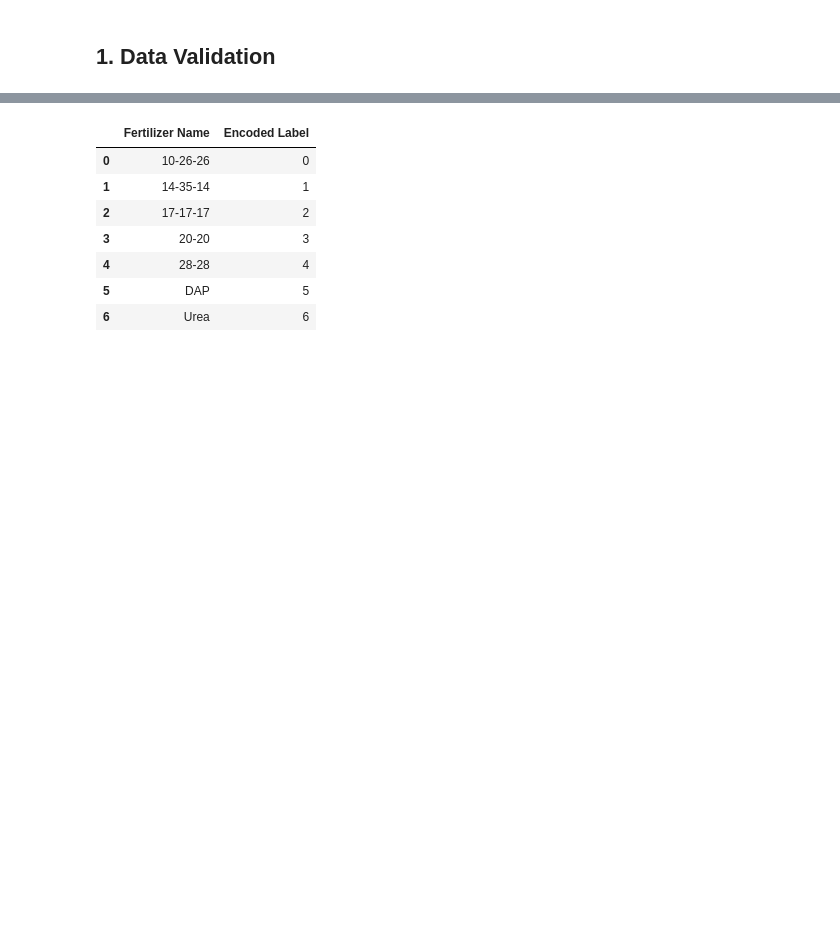
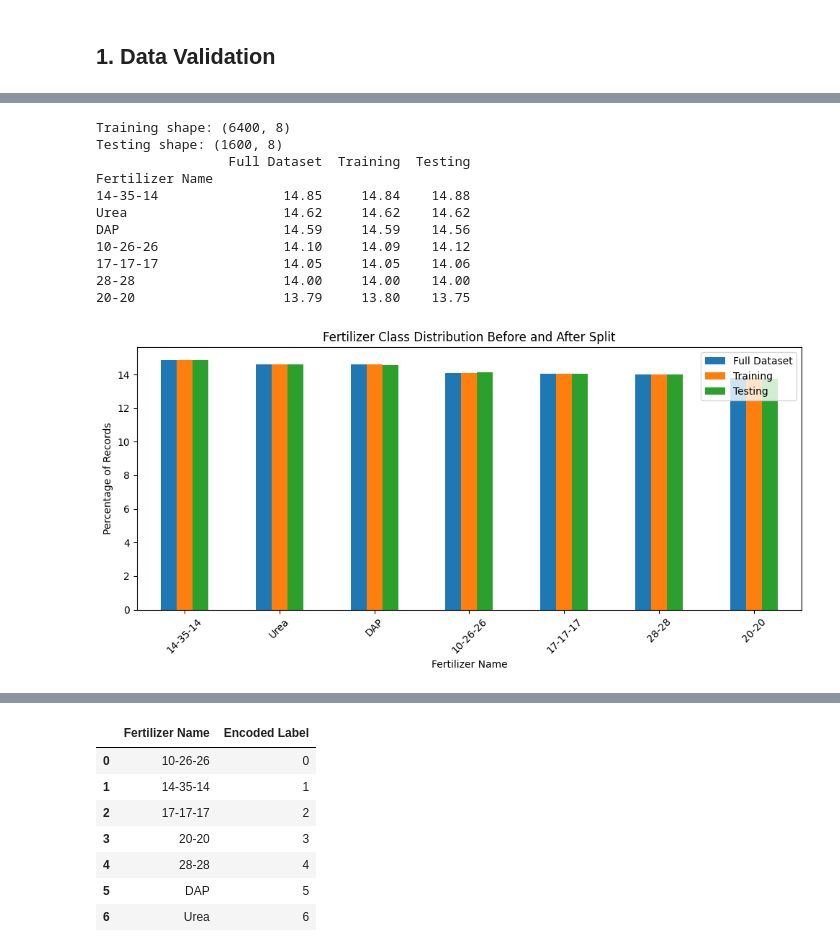
Before and after one commit to Kashmira-SK/crop-soil-fertilizer, a Jupyter notebook: group_pipeline.ipynb, the cells around one changed output, grey strips where cells are left out. Drawn from its saved outputs; the diff is of its cells as text; code cells hidden in the pictures; blank space fills up the shorter version.

```diff
--- a/group_pipeline.ipynb
+++ b/group_pipeline.ipynb
@@ -66,0 +76,46 @@ Length: 7, dtype: str
+# %%
+X = df.drop(columns=["Fertilizer Name"])
+y = df["Fertilizer Name"]
+
+X_train, X_test, y_train, y_test = train_test_split(
+    X,
+    y,
+    test_size=0.20,
+    random_state=42,
+    stratify=y
+)
+
+print("Training shape:", X_train.shape)
+print("Testing shape:", X_test.shape)
+
+distribution = pd.concat(
+    [
+        y.value_counts(normalize=True).rename("Full Dataset"),
+        y_train.value_counts(normalize=True).rename("Training"),
+        y_test.value_counts(normalize=True).rename("Testing")
+    ],
+    axis=1
+) * 100
+
+print(distribution.round(2))
+
+distribution.plot(kind="bar", figsize=(10, 5))
+plt.ylabel("Percentage of Records")
+plt.title("Fertilizer Class Distribution Before and After Split")
+plt.xticks(rotation=45)
+plt.tight_layout()
+plt.savefig(PLOT_DIR / "class_distribution_split.png")
+plt.show()
+# %% [output]
+Training shape: (6400, 8)
+Testing shape: (1600, 8)
+                 Full Dataset  Training  Testing
+Fertilizer Name
+14-35-14                14.85     14.84    14.88
+Urea                    14.62     14.62    14.62
+DAP                     14.59     14.59    14.56
+10-26-26                14.10     14.09    14.12
+17-17-17                14.05     14.05    14.06
+28-28                   14.00     14.00    14.00
+20-20                   13.79     13.80    13.75
+[figure, added]
```
Also changed, not shown: parts of 25 cells of this notebook.
